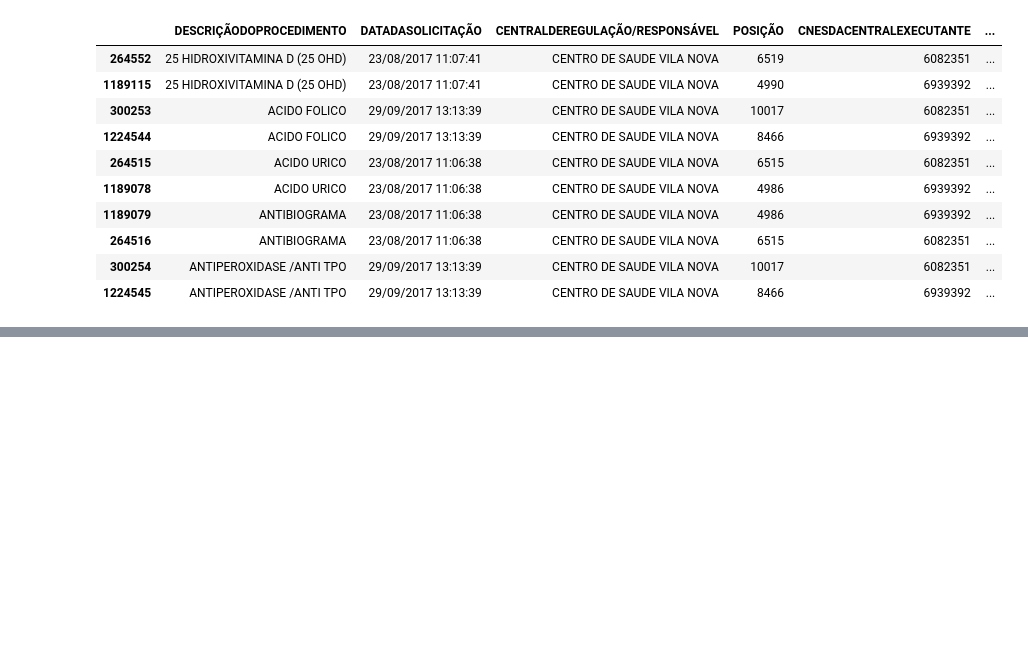
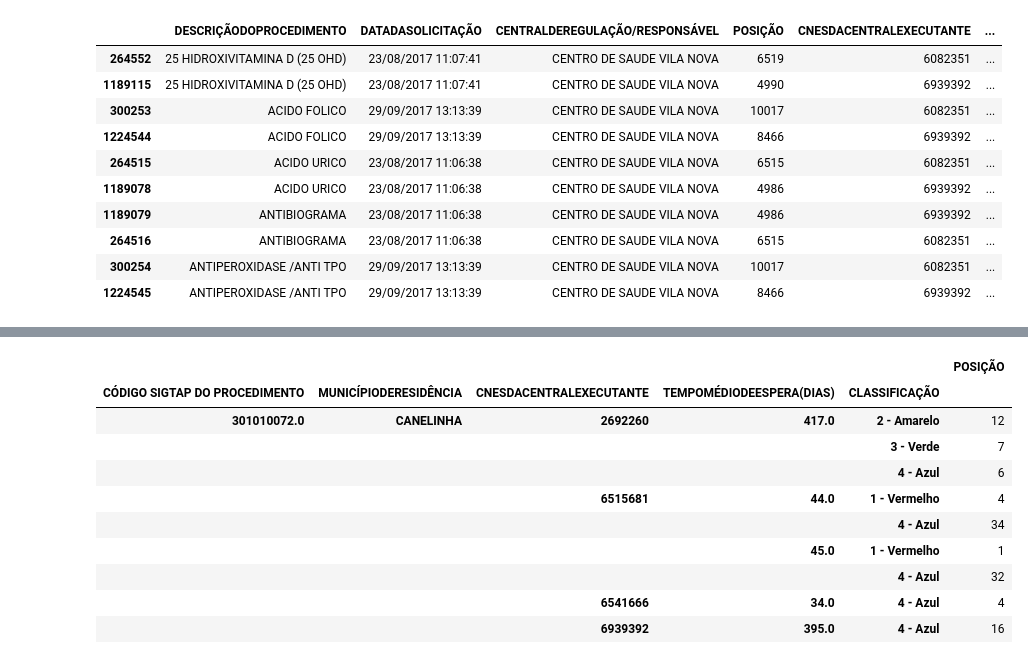
Before and after one commit to Lorenaps/curso_analise_dados_publicos, a Jupyter notebook: Curso de Análise de Dados Públicos.ipynb, the cells around one changed output, grey strips where cells are left out. Cells and saved outputs as stored; diff of their text form; code cells hidden in the pictures; blank space fills up the shorter version.

```diff
--- a/Curso de Análise de Dados Públicos.ipynb
+++ b/Curso de Análise de Dados Públicos.ipynb
@@ -292,0 +370,14 @@ df.query('DOCUMENTO == 704207709501384')[['DESCRIÇÃODOPROCEDIMENTO','DATADASOL
+# %%
+df.query('DESCRIÇÃODOPROCEDIMENTO == "CONSULTA EM OFTALMOLOGIA - GERAL"').groupby(['CÓDIGO SIGTAP DO PROCEDIMENTO', 'MUNICÍPIODERESIDÊNCIA', 'CNESDACENTRALEXECUTANTE', 'TEMPOMÉDIODEESPERA(DIAS)', 'CLASSIFICAÇÃO']).count()[['POSIÇÃO']].query('MUNICÍPIODERESIDÊNCIA == "CANELINHA"')
+# %% [output]
+|  |  |  |  |  | POSIÇÃO |
+| CÓDIGO SIGTAP DO PROCEDIMENTO | MUNICÍPIODERESIDÊNCIA | CNESDACENTRALEXECUTANTE | TEMPOMÉDIODEESPERA(DIAS) | CLASSIFICAÇÃO |  |
+| 301010072.0 | CANELINHA | 2692260 | 417.0 | 2 - Amarelo | 12 |
+|  |  |  |  | 3 - Verde | 7 |
+|  |  |  |  | 4 - Azul | 6 |
+|  |  | 6515681 | 44.0 | 1 - Vermelho | 4 |
+|  |  |  |  | 4 - Azul | 34 |
+|  |  |  | 45.0 | 1 - Vermelho | 1 |
+|  |  |  |  | 4 - Azul | 32 |
+|  |  | 6541666 | 34.0 | 4 - Azul | 4 |
+|  |  | 6939392 | 395.0 | 4 - Azul | 16 |
```
Also changed, not shown: parts of 10 cells of this notebook.
